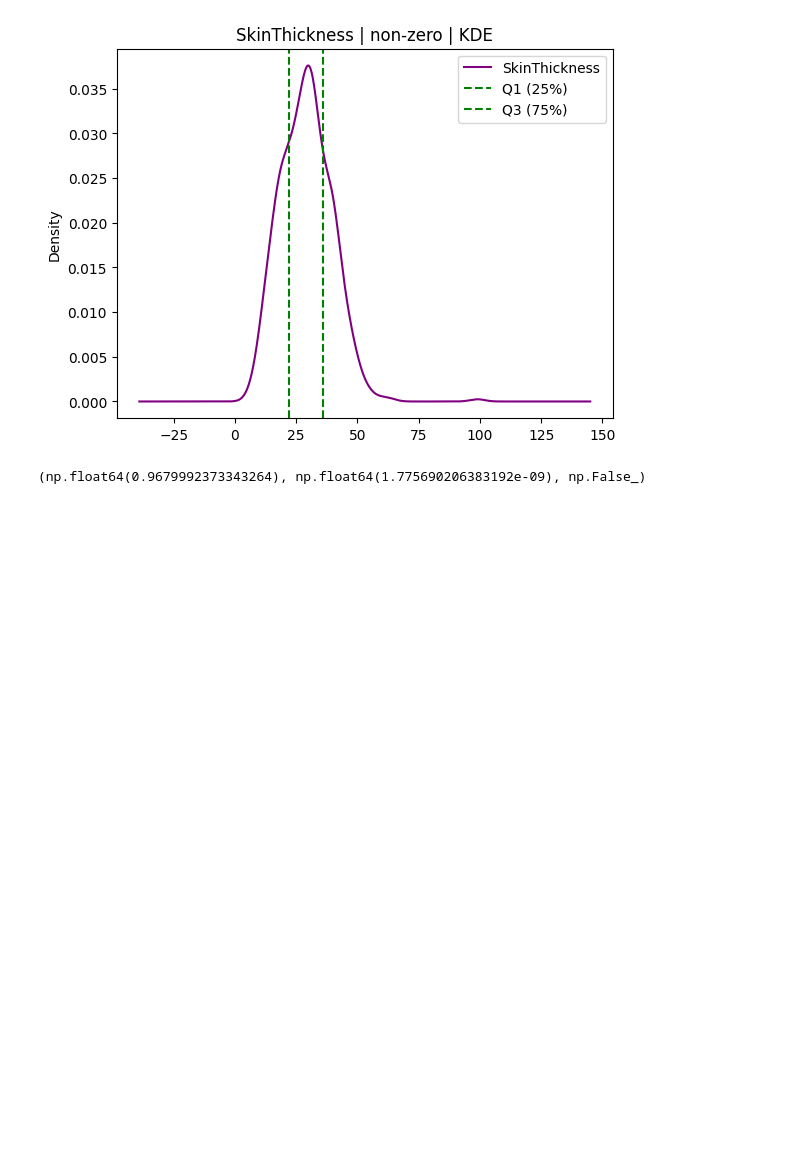
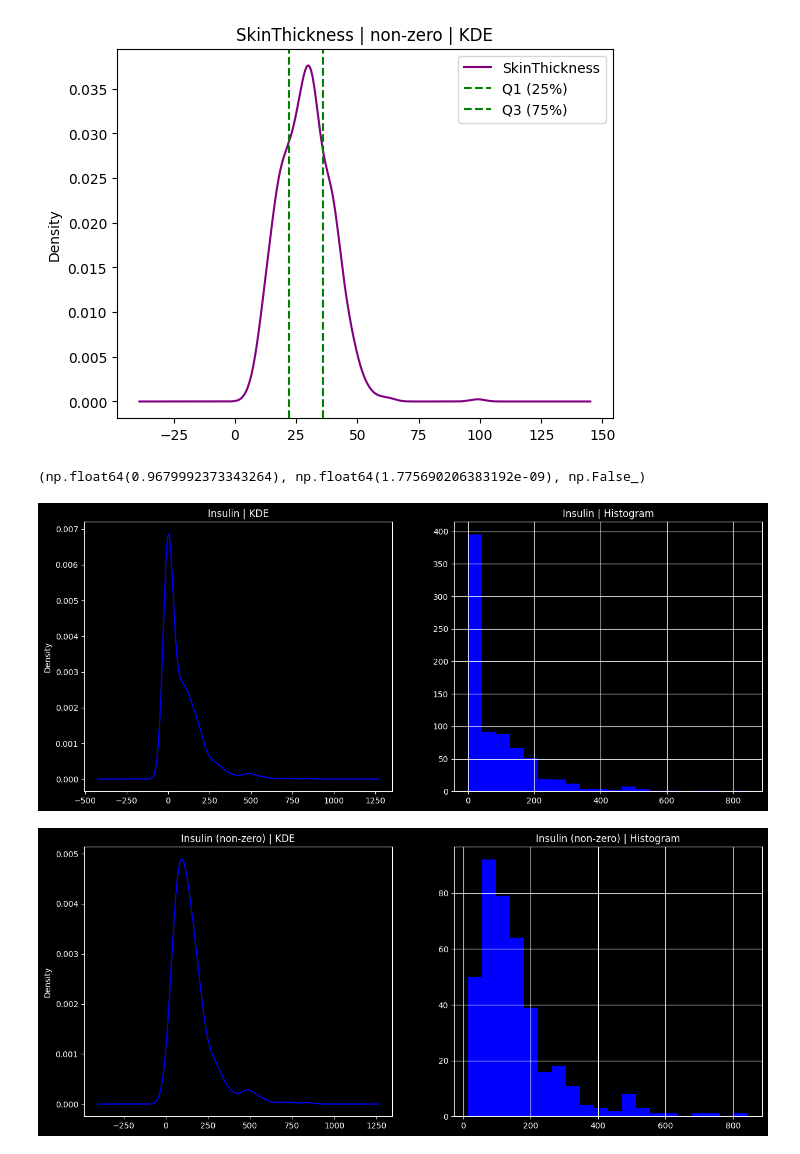
Before and after one commit to denys-ops/SET-DataAnalysis, a Jupyter notebook: hw/HW_2_Kondratiuk_Kosteniuk.ipynb, the cells around one changed output. Cells and saved outputs as stored; diff of their text form; code cells hidden in the pictures; blank space fills up the shorter version.

```diff
--- a/hw/HW_2_Kondratiuk_Kosteniuk.ipynb
+++ b/hw/HW_2_Kondratiuk_Kosteniuk.ipynb
@@ -213,3 +213,32 @@ stat, p_value, p_value > .05
 # Маємо 0.97 що дуже близько до нормалі, проте  p<= 0.05 тож нормальність відхиляємо
 # %% [output]
 (np.float64(0.9679992373343264), np.float64(1.775690206383192e-09), np.False_)
+# %%
+#Insulin
+
+fig, axes = plt.subplots(1, 2, figsize=(15, 6))
+diabetes_data["Insulin"].plot(kind="kde", ax=axes[0], color="blue")
+diabetes_data["Insulin"].hist(bins=20, ax=axes[1], color="blue")
+
+axes[0].set_title('Insulin | KDE')
+axes[1].set_title('Insulin | Histogram')
+
+# Великий пік на нулі, тобто на пропущених значення, тому відфільтровуємо нулі щоб чіткіге побачити розподіл.
+plt.show()
+
+non_zero_insulin = diabetes_data.loc[diabetes_data['Insulin'] != 0, 'Insulin']
+
+fig, axes = plt.subplots(1, 2, figsize=(15, 6))
+non_zero_insulin.plot(kind='kde', ax=axes[0], color='blue')
+axes[0].set_title('Insulin (non-zero) | KDE')
+
+non_zero_insulin.hist(bins=20, ax=axes[1], color='blue')
+axes[1].set_title('Insulin (non-zero) | Histogram')
+
+plt.show()
+# Висновок:
+# Після фільтрації нулів бачимо сильну правосторонню асиметрію.
+# Чіткий пік зліва з довгим пологим хвостом вправо - схоже на LogNormal або Gamma
+# %% [output]
+[figure, added]
+[figure, added]
```
Also changed, not shown: parts of 11 cells of this notebook, 2 other files.
